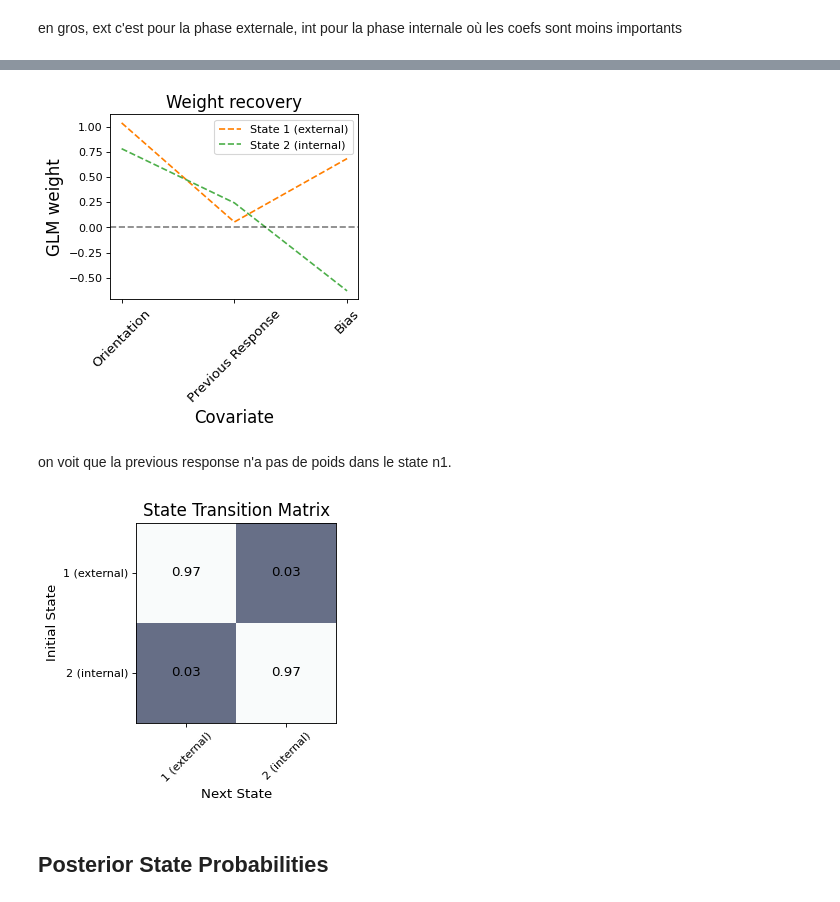
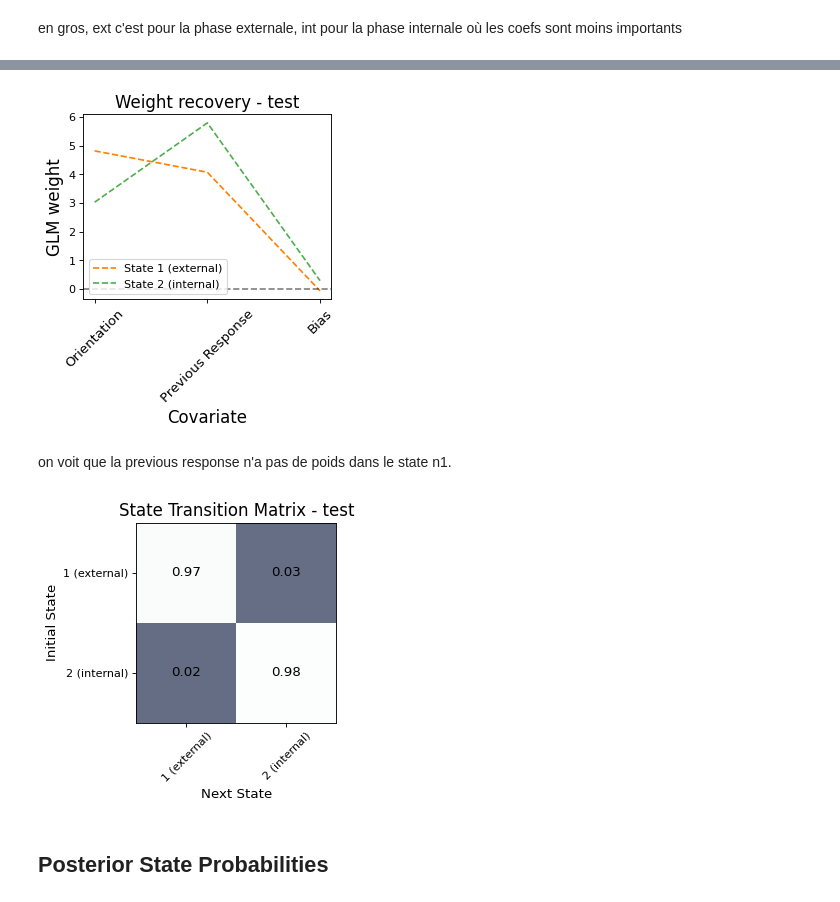
Before and after one commit to cocoltre/Visual-Perception, a Jupyter notebook: GLM_HMM_predictive_templates.ipynb, the cells around one changed output, grey strips where cells are left out. Cells and saved outputs as stored; diff of their text form; code cells hidden in the pictures.

Commit message:
added test model

```diff
--- a/GLM_HMM_predictive_templates.ipynb
+++ b/GLM_HMM_predictive_templates.ipynb
@@ -365,6 +438,6 @@ BB              -0.029182
 dtype: float64
 # %%
-df_two_state_init = pd.read_csv(root_dir + '/HMM/with006/two_state_init_param.csv')
+df_two_state_init = pd.read_csv(root_dir + '/HMM/test_model/two_state_init_param.csv')
 param_init_ext_int = df_two_state_init.mean().values
 
 #recovered_weights = -param_init_ext_int[0:4].reshape(2,1,2)
@@ -374,25 +447,25 @@ recovered_trans_mat = np.exp(param_init_ext_int[6:10].reshape(2,2))
 # %%
 fig = plt.figure(figsize=(4, 3), dpi=80, facecolor='w', edgecolor='k')
 cols = ['#ff7f00', '#4daf4a', '#377eb8',  '#8B0000', '#000000']
 for k in range(num_states):
     if k==0:
         plt.plot(range(input_dim), -recovered_weights[k][0], color=cols[k],
                      lw=1.5,  label = "State 1 (external)", linestyle = '--')
     else:
         plt.plot(range(input_dim), -recovered_weights[k][0], color=cols[k],
                      lw=1.5,  label = 'State 2 (internal)', linestyle = '--')
 plt.yticks(fontsize=10)
 plt.ylabel("GLM weight", fontsize=15)
 plt.xlabel("Covariate", fontsize=15)
 plt.xticks([0, 1, 2], ['Orientation', 'Previous Response', 'Bias'], fontsize=12, rotation=45)
 #plt.xticks([0, 1], ['Orientation', 'Previous Response'], fontsize=12, rotation=45)
 plt.axhline(y=0, color="k", alpha=0.5, ls="--")
 plt.legend()
-plt.title("Weight recovery", fontsize=15)
-plt.savefig(root_dir + '/plots/with006/weight_recovery_orientation.png', bbox_inches='tight')
+plt.title("Weight recovery - test", fontsize=15)
+plt.savefig(root_dir + '/plots/test_model/weight_recovery_orientation.png', bbox_inches='tight')
 plt.show()
 # %% [output]
-[figure, old version]
+[figure, new version]
 # %% [markdown]
 on voit que la previous response n'a pas de poids dans le state n1.
 # %%
@@ -408,12 +481,12 @@ plt.yticks(range(0, num_states), ('1 (external)', '2 (internal)'), fontsize=10)
 plt.ylim(num_states - 0.5, -0.5)
 plt.xlabel('Next State', fontsize=12)
 plt.ylabel('Initial State', fontsize=12)
-plt.title("State Transition Matrix", fontsize = 15)
+plt.title("State Transition Matrix - test", fontsize = 15)
 plt.subplots_adjust(0, 0, 1, 1)
-plt.savefig(root_dir + '/plots/with006/transitions_orientation.png', bbox_inches='tight')
+plt.savefig(root_dir + '/plots/test_model/transitions_orientation.png', bbox_inches='tight')
 plt.show()
 # %% [output]
-[figure, old version]
+[figure, new version]
 # %% [markdown]
 ## Posterior State Probabilities
 # %% [markdown]
```
Also changed, not shown: parts of 18 cells of this notebook, 15 other files.
